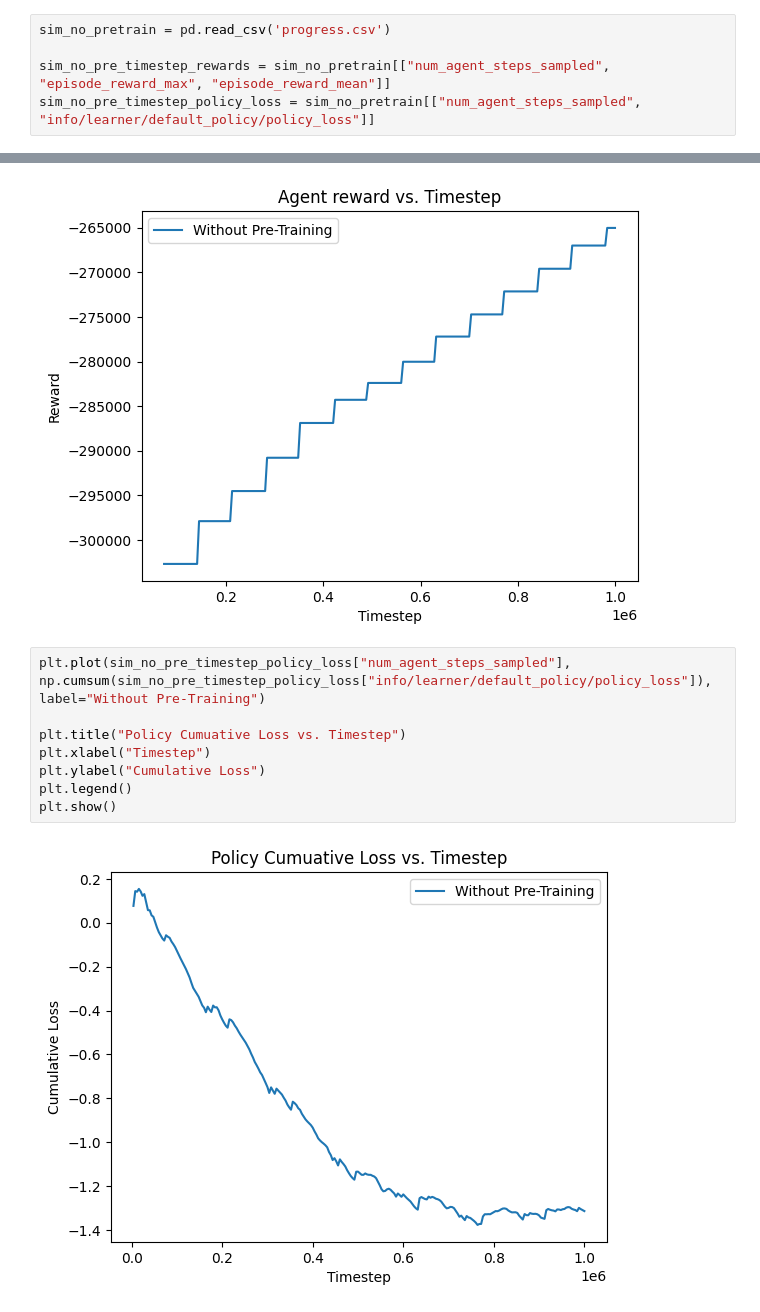
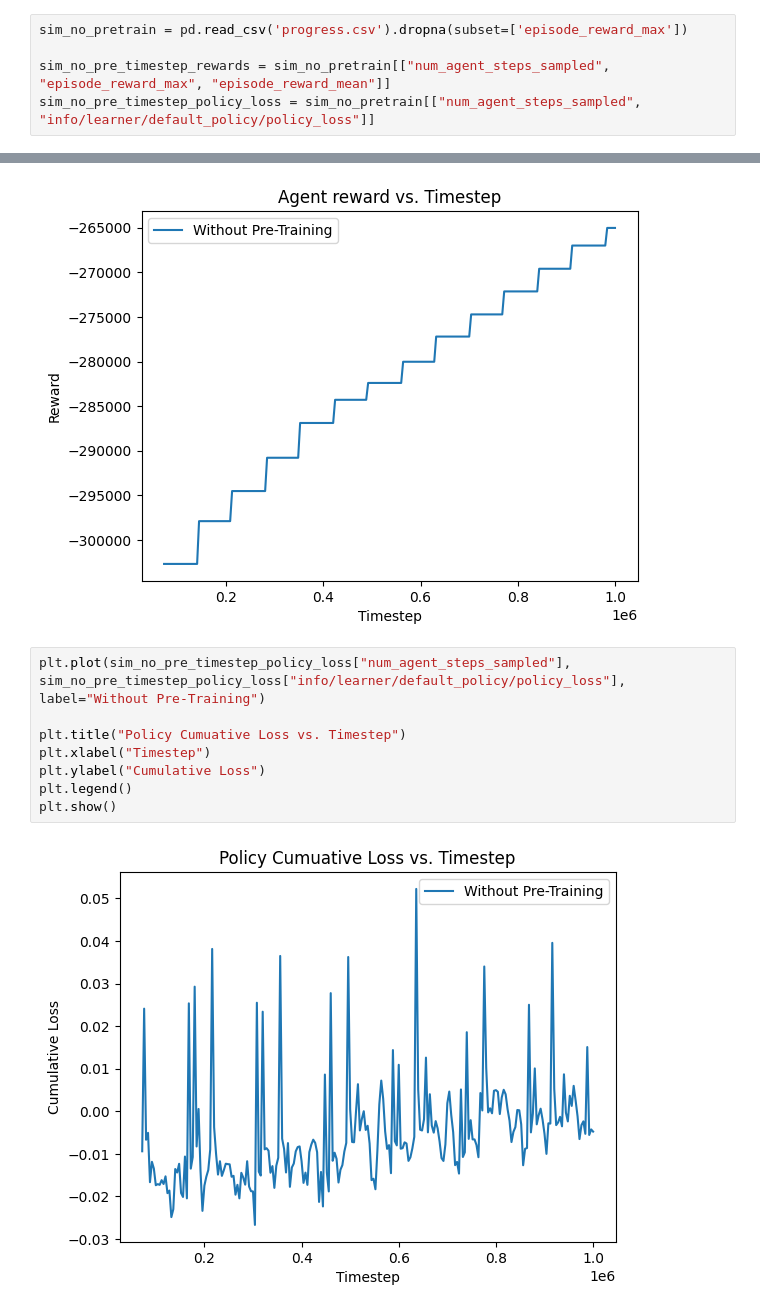
Before and after one commit to oliverjdlopez/6784-final, a Jupyter notebook: simulator/notebooks/datacenter_simulator.ipynb, the cells around one changed output, grey strips where cells are left out. Cells and saved outputs as stored; diff of their text form.

```diff
--- a/simulator/notebooks/datacenter_simulator.ipynb
+++ b/simulator/notebooks/datacenter_simulator.ipynb
@@ -14,7 +14,7 @@ Requirement already satisfied: pytz>=2020.1 in /Users/ahmedmoustafa/School/FA23/
 Requirement already satisfied: tzdata>=2022.1 in /Users/ahmedmoustafa/School/FA23/CS6784/6784-final/env/lib/python3.11/site-packages (from pandas) (2023.3)
 Requirement already satisfied: six>=1.5 in /Users/ahmedmoustafa/School/FA23/CS6784/6784-final/env/lib/python3.11/site-packages (from python-dateutil>=2.8.2->pandas) (1.16.0)
 # %%
-sim_no_pretrain = pd.read_csv('progress.csv')
+sim_no_pretrain = pd.read_csv('progress.csv').dropna(subset=['episode_reward_max'])
 
 sim_no_pre_timestep_rewards = sim_no_pretrain[["num_agent_steps_sampled", "episode_reward_max", "episode_reward_mean"]]
 sim_no_pre_timestep_policy_loss = sim_no_pretrain[["num_agent_steps_sampled", "info/learner/default_policy/policy_loss"]]
@@ -66,12 +66,12 @@ plt.show()
 # %% [output]
 [figure]
 # %%
-plt.plot(sim_no_pre_timestep_policy_loss["num_agent_steps_sampled"], np.cumsum(sim_no_pre_timestep_policy_loss["info/learner/default_policy/policy_loss"]), label="Without Pre-Training")
+plt.plot(sim_no_pre_timestep_policy_loss["num_agent_steps_sampled"], sim_no_pre_timestep_policy_loss["info/learner/default_policy/policy_loss"], label="Without Pre-Training")
 
 plt.title("Policy Cumuative Loss vs. Timestep")
 plt.xlabel("Timestep")
 plt.ylabel("Cumulative Loss")
 plt.legend()
 plt.show()
 # %% [output]
-[figure, old version]
+[figure, new version]
```
Also changed, not shown: parts of 2 cells of this notebook, 1 other file.
